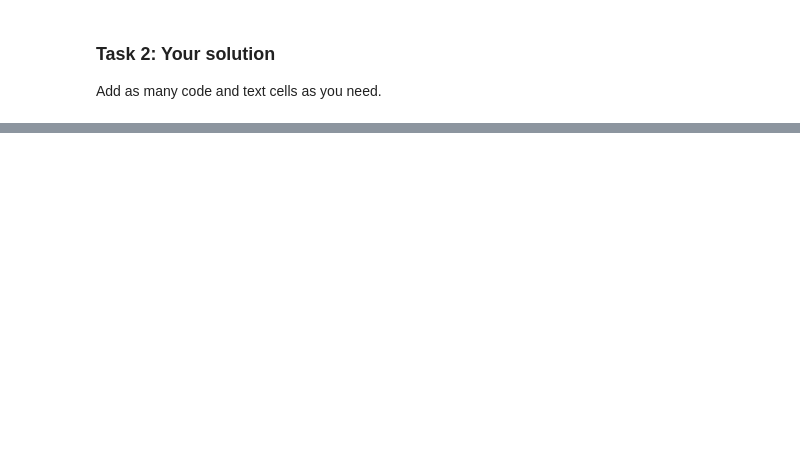
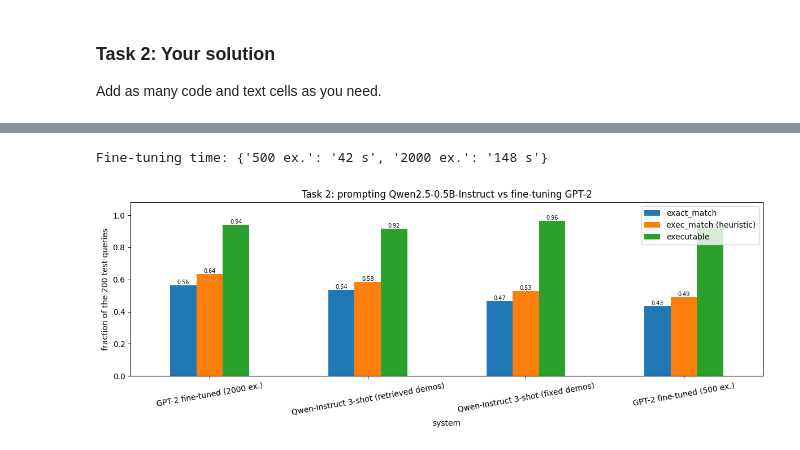
Before and after one commit to SandstromPL/Academics, a Jupyter notebook: sem7/NLP/LAB_ASSIGNMENT/13/NLP_LabAssignment_13.ipynb, the cells around one changed output, grey strips where cells are left out. Saved outputs shown, nothing was run; the diff lists cells and outputs as text; code cells hidden in the pictures; blank space fills up the shorter version.

```diff
--- a/sem7/NLP/LAB_ASSIGNMENT/13/NLP_LabAssignment_13.ipynb
+++ b/sem7/NLP/LAB_ASSIGNMENT/13/NLP_LabAssignment_13.ipynb
@@ -139,0 +631,12 @@ _Results table, plots, and answers to the analysis questions go here._
+# %%
+print("Task 1 settings:")
+for k, v in {"ICL model": f"{ICL_MODEL} (fp32, no weight updates)",
+             "decoding": "label-word scoring: arg-max over the 4 label tokens",
+             "label words": WORDS, "instruction line": INSTRUCTION,
+             "demonstrations": f"<= {K_SHOTS} from ag_pool; retrieval order = "
+                               f"{'most similar last' if KNN_LAST else 'most similar first'}",
+             "embedder": EMB_MODEL, "random-demo seeds": RANDOM_SEEDS, "global seed": SEED,
+             "max words per article in prompt": MAX_WORDS,
+             "TF-IDF + LogReg": {"ngram": best_lr["ngram"], "C": best_lr["C"]},
+             "hardware": torch.cuda.get_device_name(0) if torch.cuda.is_available() else "cpu"}.items():
+    print(f"  {k:32s}: {v}")
@@ -213,0 +1172,29 @@ _Results table, plots, and answers to the analysis questions go here._
+# %%
+# ---------- Results ----------
+GPT2_PARAMS = sum(p.numel() for p in FT_MODELS[FT_SIZES[0]].parameters())
+META_T2 = {"Qwen-Instruct 3-shot (fixed demos)": (N_SHOTS, QWEN_PARAMS),
+           "Qwen-Instruct 3-shot (retrieved demos)": (len(sql_cand), QWEN_PARAMS),
+           **{f"GPT-2 fine-tuned ({n} ex.)": (n, GPT2_PARAMS) for n in FT_SIZES}}
+
+res_t2 = pd.DataFrame(RESULTS_T2)
+res_t2["exec_match (heuristic)"] = [EXTRA_T2.get(s, {}).get("exec_match (heuristic)") for s in res_t2["system"]]
+res_t2["sec_per_query"] = [EXTRA_T2.get(s, {}).get("sec_per_query") for s in res_t2["system"]]
+res_t2["labelled examples used"] = [META_T2.get(s, (None, None))[0] for s in res_t2["system"]]
+res_t2["params (M)"] = [META_T2.get(s, (None, None))[1] / 1e6 if s in META_T2 else None for s in res_t2["system"]]
+res_t2 = res_t2.sort_values("exact_match", ascending=False).reset_index(drop=True)
+display(res_t2.round(3))
+print("Fine-tuning time:", {f"{n} ex.": f"{FT_TRAIN_SEC[n]:.0f} s" for n in FT_SIZES})
+
+metrics = ["exact_match", "exec_match (heuristic)", "executable"]
+ax = res_t2.set_index("system")[metrics].plot.bar(figsize=(12, 4.5), rot=10)
+ax.set_ylim(0, 1.08); ax.set_ylabel("fraction of the 200 test queries")
+ax.set_title("Task 2: prompting Qwen2.5-0.5B-Instruct vs fine-tuning GPT-2")
+for c in ax.containers:
+    ax.bar_label(c, fmt="%.2f", fontsize=7)
+plt.tight_layout(); plt.show()
+
+# Side-by-side predictions on the first test questions
+cmp = pd.DataFrame({"question": list(sql_test["question"]), "gold": list(sql_test["answer"]),
+                    **{s: PREDS_T2[s] for s in PREDS_T2}})
+display(cmp.head(8))
+# %% [output]
@@ -213,0 +1206,2 @@ _Results table, plots, and answers to the analysis questions go here._
+Fine-tuning time: {'500 ex.': '42 s', '2000 ex.': '148 s'}
+[figure, added]
```
Also changed, not shown: parts of 31 cells of this notebook, 2 other files.
